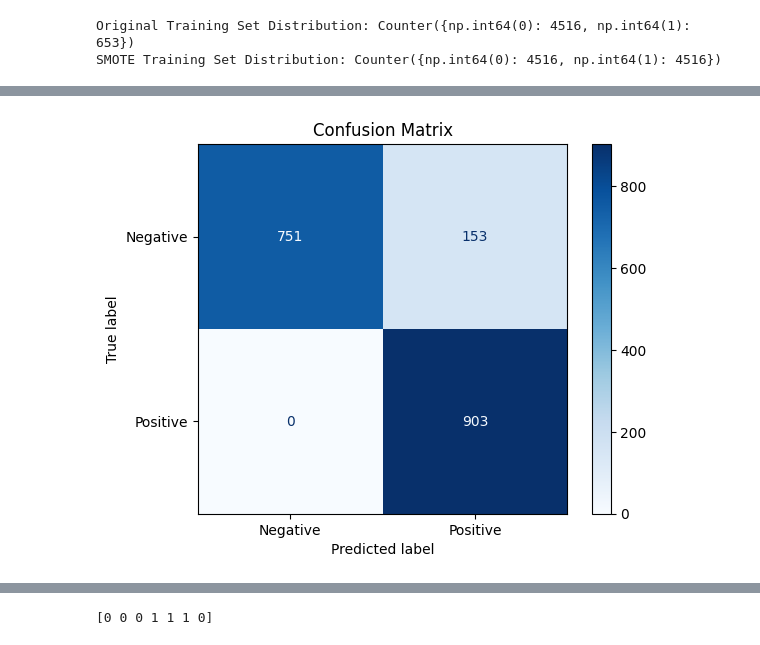
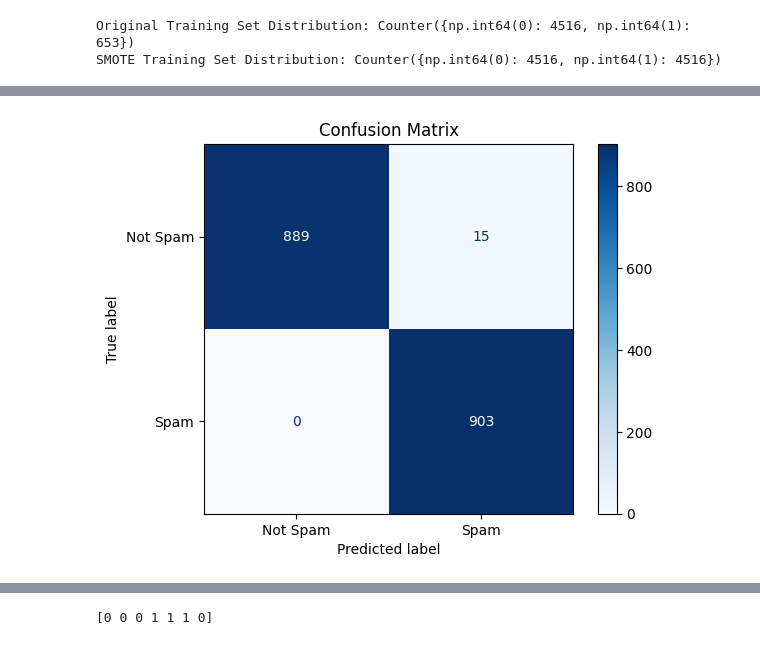
Before and after one commit to RachidJedata/Spam-Detector, a Jupyter notebook: spam-detector.ipynb, the cells around one changed output, grey strips where cells are left out. Drawn from its saved outputs; the diff is of its cells as text; code cells hidden in the pictures.

```diff
--- a/spam-detector.ipynb
+++ b/spam-detector.ipynb
@@ -268,8 +255 @@ gnb = GaussianNB()
 bnb = BernoulliNB()
-# %%
-gnb.fit(X_train,y_train)
-y_pred1 = gnb.predict(X_test)
-print(recall_score(y_test,y_pred1))
-print(confusion_matrix(y_test,y_pred1))
-print(accuracy_score(y_test,y_pred1))
-print(precision_score(y_test,y_pred1))
@@ -282,7 +256,3 @@ print(precision_score(y_test,y_pred1))
 # %%
 bnb.fit(X_train,y_train)
-y_pred3 = bnb.predict(X_test)
-print(recall_score(y_test,y_pred3))
-print(confusion_matrix(y_test,y_pred3))
-print(accuracy_score(y_test,y_pred3))
-print(precision_score(y_test,y_pred3))
+y_pred = bnb.predict(X_test)
@@ -361,19 +259,16 @@ performance_df
 # %%
-y_pred = gnb.predict(X_test)
 cm = confusion_matrix(y_test, y_pred)
 # Initialize the display using the calculated matrix
 disp = ConfusionMatrixDisplay(
     confusion_matrix=cm,
-    # Pass the labels for the axes (e.g., ['Class 0', 'Class 1'])
-    # Replace with your actual class names or labels
-    display_labels=['Negative', 'Positive']
+    display_labels=['Not Spam', 'Spam']
 )
 
 # Plot the matrix
 disp.plot(cmap=plt.cm.Blues) # 'plt.cm.Blues' provides a nice color scheme
 
 # Add a title and show the plot
 plt.title('Confusion Matrix')
 plt.show()
 # %% [output]
-[figure, old version]
+[figure, new version]
```
Also changed, not shown: parts of 21 cells of this notebook, 1 other file.
